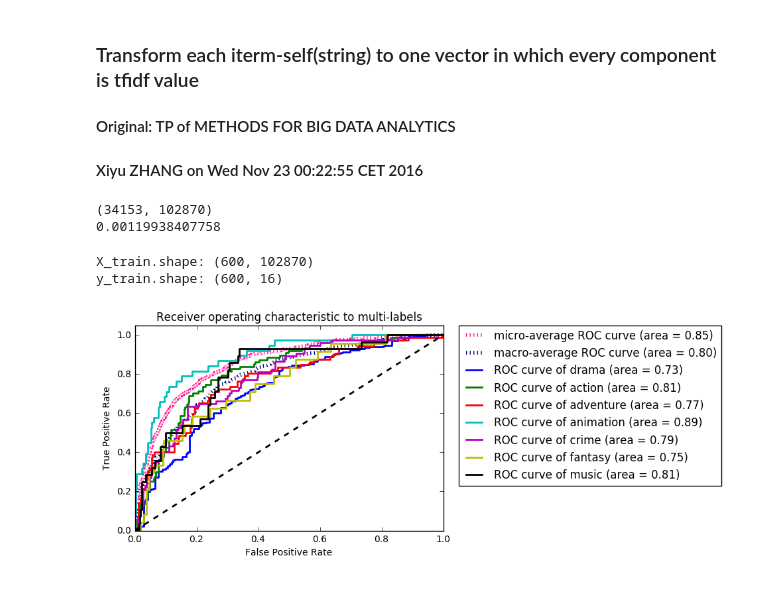
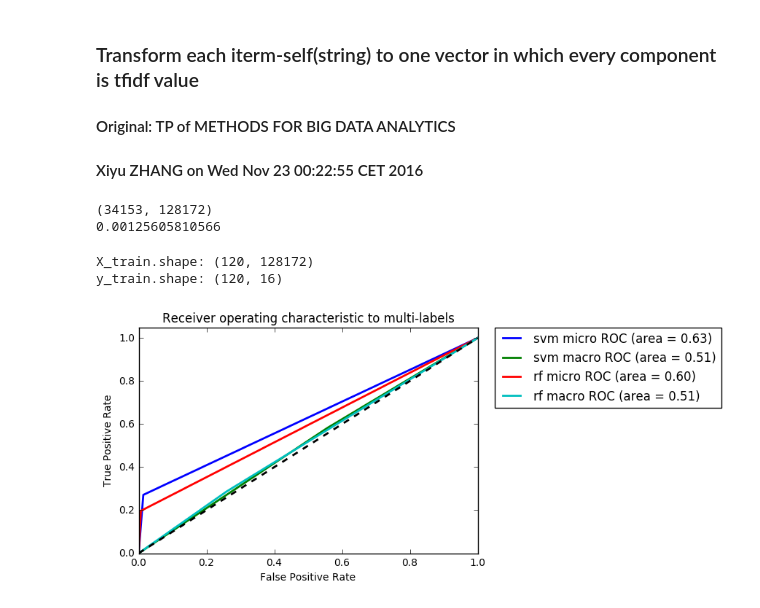
Before and after one commit to akhoufi/Pick-The-Sneak-Peek, a Jupyter notebook: draw_roc.ipynb, the cells around one changed output. Cells and saved outputs as stored; diff of their text form; code cells hidden in the pictures.

Commit message:
updata draw ROC

```diff
--- a/draw_roc.ipynb
+++ b/draw_roc.ipynb
@@ -21,7 +21,7 @@ def preprocess(text):
     # Covenrt list of words to one string
     doc = ' '.join(w for w in doc)
     return doc
-data["Summary"] = data["Summary"].apply(preprocess)
+# data["Summary"] = data["Summary"].apply(preprocess)
 # %%
 from sklearn.feature_extraction.text import TfidfVectorizer
 import numpy as np
@@ -33,41 +33,46 @@ tfidf_matrix = tfidf_matrix.toarray() # convert to numpy array
 print tfidf_matrix.shape
 print float(np.count_nonzero(tfidf_matrix)) / (tfidf_matrix.shape[0] * tfidf_matrix.shape[1])
 # %% [output]
-(34153, 102870)
-0.00119938407758
+(34153, 128172)
+0.00125605810566
 # %%
-from sklearn import cross_validation
+from sklearn.model_selection import train_test_split
 labels = data.drop({"Summary", "Unnamed: 0"}, axis=1).as_matrix()
-X = tfidf_matrix[0:1000]
-y = labels[0:1000]
+X = tfidf_matrix[0:200]
+y = labels[0:200]
 # Split the data into random train and test subsets. Here we use 40% of the data for testing
-X_train, X_test, y_train, y_test = cross_validation.\
-    train_test_split(X, y, test_size=0.4, random_state=42)
+X_train, X_test, y_train, y_test = train_test_split(X, y, test_size=0.4, random_state=42)
 print "X_train.shape:", X_train.shape
 print "y_train.shape:", y_train.shape
 # %% [output]
-X_train.shape: (600, 102870)
-y_train.shape: (600, 16)
+X_train.shape: (120, 128172)
+y_train.shape: (120, 16)
 # %%
 from sklearn import svm
+from sklearn.ensemble import RandomForestClassifier
 from sklearn.multiclass import OneVsRestClassifier
 n_classes = y.shape[1]
 # Learn to predict each class against the other
-classifier = OneVsRestClassifier(svm.SVC(kernel='linear', probability=True))
-y_score = classifier.fit(X_train, y_train).decision_function(X_test)
+clf_svm = OneVsRestClassifier(svm.SVC(kernel='linear', probability=True))
+y_score_svm = clf_svm.fit(X_train, y_train).predict(X_test)
+clf_rf  = OneVsRestClassifier(RandomForestClassifier(n_estimators=70, max_depth=70))
+y_score_rf = clf_rf.fit(X_train, y_train).predict(X_test)
 # %%
-def draw_ROC(y_test_and_y_score_list):
+def draw_ROC(y_real_and_y_pedit_and_clf_name_list):
     """ y_test_and_y_score: une liste de y_test et y_score.
-        [(y_test, y_score), (y_test, y_score),...]
+        [(y_test, y_score, name), (y_test, y_score, name),...]
         y_test est label réal
         y_score est label prédit
+        name est le nom de classification
        """
     import numpy as np
     import matplotlib.pyplot as plt
     from itertools import cycle
     from sklearn.metrics import roc_curve, auc
     from scipy import interp
-    for y_test, y_score in y_test_and_y_score_list:
+    # Plot all ROC curves
+    plt.figure()
+    for y_test, y_score, name in y_real_and_y_pedit_and_clf_name_list:
         n_classes = y_score.shape[1]
         # Compute ROC curve and ROC area for each class
         fpr = dict()
@@ -92,17 +97,12 @@ def draw_ROC(y_test_and_y_score_list):
         tpr["macro"] = mean_tpr
         roc_auc["macro"] = auc(fpr["macro"], tpr["macro"])
 
-        # Plot all ROC curves
-        plt.figure()
         plt.plot(fpr["micro"], tpr["micro"],
-                 label='micro-average ROC curve (area = {0:0.2f})'
-                       ''.format(roc_auc["micro"]),
-                 color='deeppink', linestyle=':', linewidth=4)
-
+                 label = name + ' micro ROC (area = {0:0.2f})'
+                       ''.format(roc_auc["micro"]),  linewidth=2)
         plt.plot(fpr["macro"], tpr["macro"],
-                 label='macro-average ROC curve (area = {0:0.2f})'
-                       ''.format(roc_auc["macro"]),
-                 color='navy', linestyle=':', linewidth=4)
+                 label = name + ' macro ROC (area = {0:0.2f})'
+                       ''.format(roc_auc["macro"]),  linewidth=2)
 
         #for i in range(n_classes):
         #    plt.plot(fpr[i], tpr[i], lw=2,
@@ -116,5 +116,7 @@ def draw_ROC(y_test_and_y_score_list):
     plt.title('Receiver operating characteristic to multi-labels')
     plt.legend(bbox_to_anchor=(1.05, 1), loc=2, borderaxespad=0.)
     plt.show()
-# %% [output]
-[figure, removed]
+# %%
+draw_ROC([ (y_test, y_score_svm, "svm"), (y_test, y_score_rf, "rf")])
+# %% [output]
+[figure, added]
```
